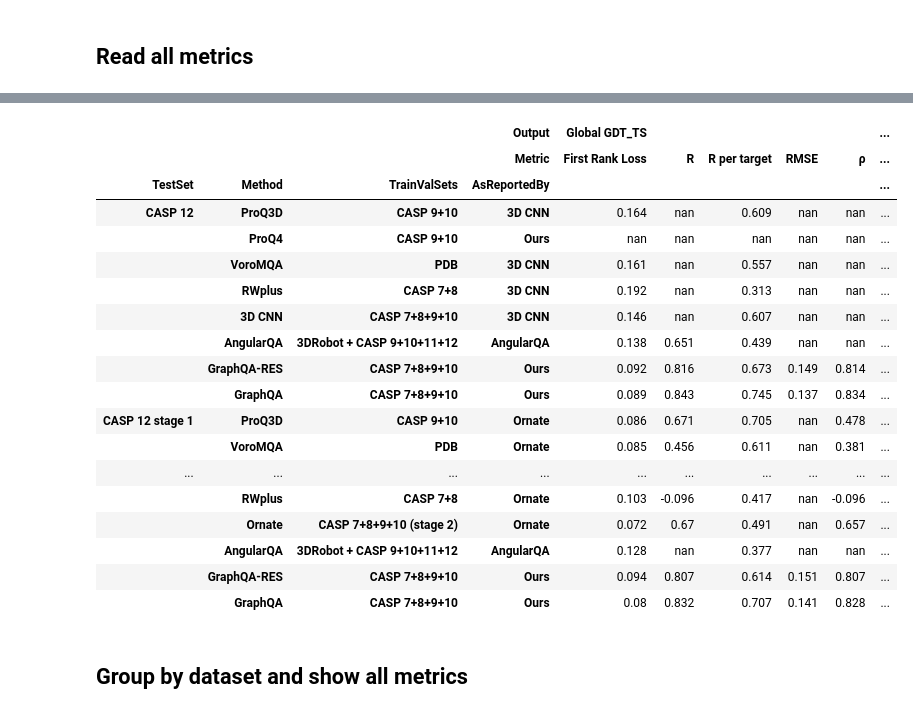
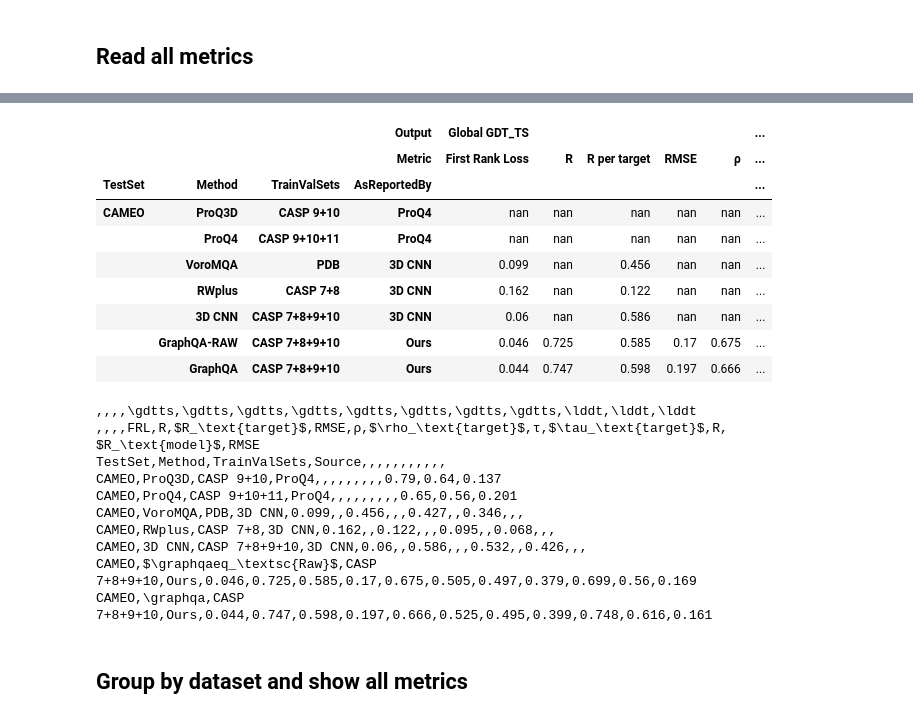
Before and after one commit to baldassarreFe/graphqa, a Jupyter notebook: notebooks/benchmark/Benchmark.ipynb, the cells around one changed output, grey strips where cells are left out. Cells and saved outputs as stored; diff of their text form; code cells hidden in the pictures.

```diff
--- a/notebooks/benchmark/Benchmark.ipynb
+++ b/notebooks/benchmark/Benchmark.ipynb
@@ -18,7 +18,7 @@ methods = pd.CategoricalDtype(categories=[
     '3D CNN',
     'Ornate',
     'AngularQA',
-    'GraphQA-RES',
+    'GraphQA-RAW',
     'GraphQA',
 ], ordered=True)
 tests = pd.CategoricalDtype(categories=[
@@ -37,6 +37,7 @@ tests = pd.CategoricalDtype(categories=[
     'CASP 12',
     'CASP 12 stage 1',
     'CASP 12 stage 2',
+    'CASP 13',
     'CAMEO'
 ], ordered=True)
 # %% [markdown]
@@ -75,60 +78,63 @@ df.pivot_table(index=['TestSet', 'Method', 'TrainValSets', 'AsReportedBy'], colu
 # %%
+dataset ='CAMEO'
+
 df = pd.concat((
     pd.read_csv('other_results.csv', comment='#'),
     pd.read_csv('our_results.csv', comment='#')
-), axis='index')
+), axis='index', ignore_index=True, sort=True)
 df['Method'] = df['Method'].astype(methods)
 df['TestSet'] = df['TestSet'].astype(tests)
 display(
-    df[(df.Output != 'Global LDDT') & (df.Method != 'ProQ2D') & (df.Method != 'ProQ3') & (df.TestSet.str.startswith('CASP 12') | df.TestSet.str.startswith('CASP 12'))]
+    df[(df.Output != 'Global LDDT') & (df.Method != 'ProQ2D') & (df.Method != 'ProQ3') & (df.TestSet.str.startswith(dataset) | df.TestSet.str.startswith(dataset))]
     .pivot_table(index=['TestSet', 'Method', 'TrainValSets', 'AsReportedBy'], columns=['Output', 'Metric'], values=['Value'])
     .droplevel(0, axis='columns')
     .sort_index()
     .round(3)
     .style
     .applymap(lambda v: 'opacity:0' if np.isnan(v) else '')
 )
 
 # To import into tablesgenerator
-# print(
-#     df[(df.Output != 'Global LDDT') & (df.Method != 'ProQ2D') & (df.Method != 'ProQ3') & (df.TestSet.str.startswith('CASP 12') | df.TestSet.str.startswith('CASP 12'))]
-#     .pivot_table(index=['TestSet', 'Method', 'TrainValSets', 'AsReportedBy'], columns=['Output', 'Metric'], values=['Value'])
-#     .droplevel(0, axis='columns')
-#     .sort_index()
-#     .round(3)
-#     .to_csv()
-#           .replace('Global GDT_TS', '\\gdtts').replace('Local LDDT', '\\lddt').replace('Output','').replace('Metric','')
-#           .replace('First Rank Loss', 'FRL')
-#           .replace('R per target', r'$R_\text{target}$')
-#           .replace('R per model', r'$R_\text{model}$')
-#           .replace('ρ per target', r'$\rho_\text{target}$')
-#           .replace('ρ per model', r'$\rho_\text{model}$')
-#           .replace('τ per target', r'$\tau_\text{target}$')
-#           .replace('τ per model', r'$\tau_\text{model}$')
-#           .replace('GraphQA-RES', r'$\graphqaeq_\textsc{Raw}$')
-#           .replace('GraphQA', r'\graphqa')
-#           .replace('AsReportedBy', 'Source')
-#          )
+print(
+    df[(df.Output != 'Global LDDT') & (df.Method != 'ProQ2D') & (df.Method != 'ProQ3') & (df.TestSet.str.startswith(dataset) | df.TestSet.str.startswith(dataset))]
+    .pivot_table(index=['TestSet', 'Method', 'TrainValSets', 'AsReportedBy'], columns=['Output', 'Metric'], values=['Value'])
+    .droplevel(0, axis='columns')
+    .sort_index()
+    .round(3)
+    .to_csv()
+          .replace('Global GDT_TS', '\\gdtts').replace('Local LDDT', '\\lddt').replace('Output','').replace('Metric','')
+          .replace('First Rank Loss', 'FRL')
+          .replace('R per target', r'$R_\text{target}$')
+          .replace('R per model', r'$R_\text{model}$')
+          .replace('ρ per target', r'$\rho_\text{target}$')
+          .replace('ρ per model', r'$\rho_\text{model}$')
+          .replace('τ per target', r'$\tau_\text{target}$')
+          .replace('τ per model', r'$\tau_\text{model}$')
+          .replace('GraphQA-RAW', r'$\graphqaeq_\textsc{Raw}$')
+          .replace('GraphQA', r'\graphqa')
+          .replace('AsReportedBy', 'Source')
+         )
 # %% [output]
 |  |  |  | Output | Global GDT_TS |  |  |  |  | ... |
 |  |  |  | Metric | First Rank Loss | R | R per target | RMSE | ρ | ... |
 | TestSet | Method | TrainValSets | AsReportedBy |  |  |  |  |  | ... |
-| CASP 12 | ProQ3D | CASP 9+10 | 3D CNN | 0.164 | nan | 0.609 | nan | nan | ... |
-|  | ProQ4 | CASP 9+10 | Ours | nan | nan | nan | nan | nan | ... |
-|  | VoroMQA | PDB | 3D CNN | 0.161 | nan | 0.557 | nan | nan | ... |
-|  | RWplus | CASP 7+8 | 3D CNN | 0.192 | nan | 0.313 | nan | nan | ... |
-|  | 3D CNN | CASP 7+8+9+10 | 3D CNN | 0.146 | nan | 0.607 | nan | nan | ... |
-|  | AngularQA | 3DRobot + CASP 9+10+11+12 | AngularQA | 0.138 | 0.651 | 0.439 | nan | nan | ... |
-|  | GraphQA-RES | CASP 7+8+9+10 | Ours | 0.092 | 0.816 | 0.673 | 0.149 | 0.814 | ... |
-|  | GraphQA | CASP 7+8+9+10 | Ours | 0.089 | 0.843 | 0.745 | 0.137 | 0.834 | ... |
-| CASP 12 stage 1 | ProQ3D | CASP 9+10 | Ornate | 0.086 | 0.671 | 0.705 | nan | 0.478 | ... |
-|  | VoroMQA | PDB | Ornate | 0.085 | 0.456 | 0.611 | nan | 0.381 | ... |
-| ... | ... | ... | ... | ... | ... | ... | ... | ... | ... |
-|  | RWplus | CASP 7+8 | Ornate | 0.103 | -0.096 | 0.417 | nan | -0.096 | ... |
-|  | Ornate | CASP 7+8+9+10 (stage 2) | Ornate | 0.072 | 0.67 | 0.491 | nan | 0.657 | ... |
-|  | AngularQA | 3DRobot + CASP 9+10+11+12 | AngularQA | 0.128 | nan | 0.377 | nan | nan | ... |
-|  | GraphQA-RES | CASP 7+8+9+10 | Ours | 0.094 | 0.807 | 0.614 | 0.151 | 0.807 | ... |
-|  | GraphQA | CASP 7+8+9+10 | Ours | 0.08 | 0.832 | 0.707 | 0.141 | 0.828 | ... |
+| CAMEO | ProQ3D | CASP 9+10 | ProQ4 | nan | nan | nan | nan | nan | ... |
+|  | ProQ4 | CASP 9+10+11 | ProQ4 | nan | nan | nan | nan | nan | ... |
+|  | VoroMQA | PDB | 3D CNN | 0.099 | nan | 0.456 | nan | nan | ... |
+|  | RWplus | CASP 7+8 | 3D CNN | 0.162 | nan | 0.122 | nan | nan | ... |
+|  | 3D CNN | CASP 7+8+9+10 | 3D CNN | 0.06 | nan | 0.586 | nan | nan | ... |
+|  | GraphQA-RAW | CASP 7+8+9+10 | Ours | 0.046 | 0.725 | 0.585 | 0.17 | 0.675 | ... |
+|  | GraphQA | CASP 7+8+9+10 | Ours | 0.044 | 0.747 | 0.598 | 0.197 | 0.666 | ... |
+,,,,\gdtts,\gdtts,\gdtts,\gdtts,\gdtts,\gdtts,\gdtts,\gdtts,\lddt,\lddt,\lddt
+,,,,FRL,R,$R_\text{target}$,RMSE,ρ,$\rho_\text{target}$,τ,$\tau_\text{target}$,R,$R_\text{model}$,RMSE
+TestSet,Method,TrainValSets,Source,,,,,,,,,,,
+CAMEO,ProQ3D,CASP 9+10,ProQ4,,,,,,,,,0.79,0.64,0.137
+CAMEO,ProQ4,CASP 9+10+11,ProQ4,,,,,,,,,0.65,0.56,0.201
+CAMEO,VoroMQA,PDB,3D CNN,0.099,,0.456,,,0.427,,0.346,,,
+CAMEO,RWplus,CASP 7+8,3D CNN,0.162,,0.122,,,0.095,,0.068,,,
+CAMEO,3D CNN,CASP 7+8+9+10,3D CNN,0.06,,0.586,,,0.532,,0.426,,,
+CAMEO,$\graphqaeq_\textsc{Raw}$,CASP 7+8+9+10,Ours,0.046,0.725,0.585,0.17,0.675,0.505,0.497,0.379,0.699,0.56,0.169
+CAMEO,\graphqa,CASP 7+8+9+10,Ours,0.044,0.747,0.598,0.197,0.666,0.525,0.495,0.399,0.748,0.616,0.161
 # %% [markdown]
 ## Group by dataset and show all metrics
 # %%
```
Also changed, not shown: parts of 7 cells of this notebook, 8 other files.
